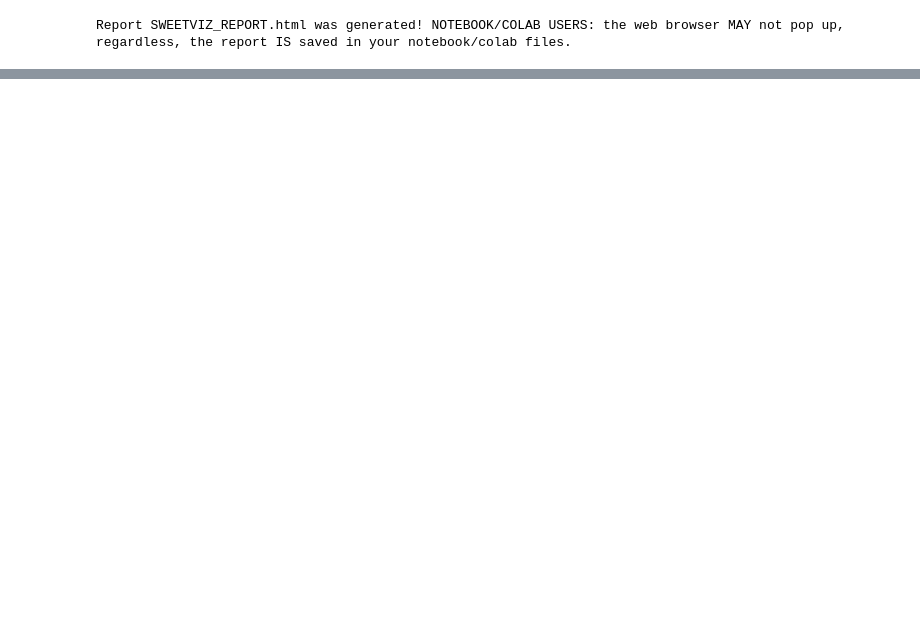
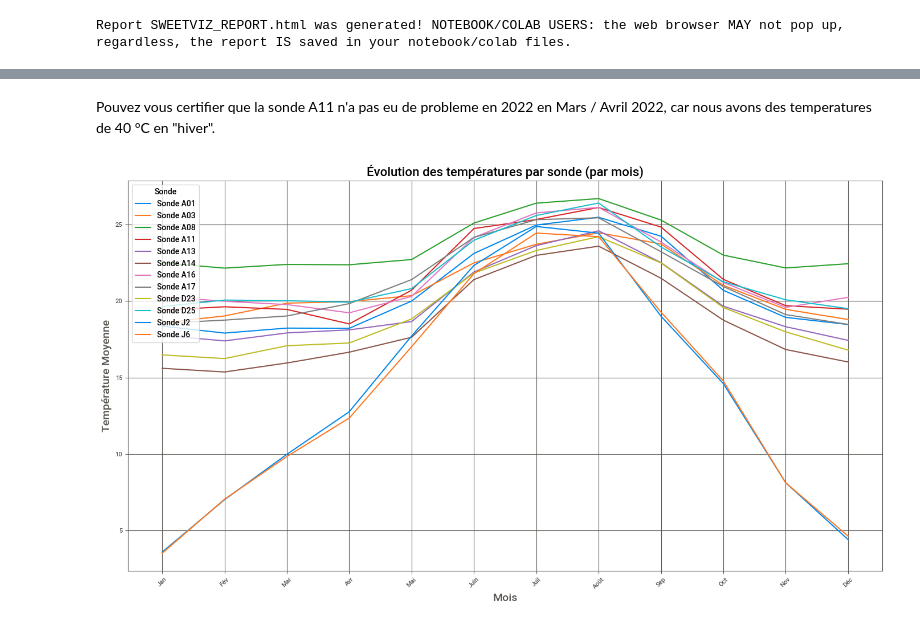
Before and after one commit to leabizbille/ProjetIOT, a Jupyter notebook: AIH.ipynb, the cells around one changed output, grey strips where cells are left out. Cells and saved outputs as stored; diff of their text form; code cells hidden in the pictures; blank space fills up the shorter version.

```diff
--- a/AIH.ipynb
+++ b/AIH.ipynb
@@ -247,0 +223,34 @@ val_roland['Valeur'] = pd.to_numeric(val_roland['Valeur'].str.replace(',', '.'),
+# %% [markdown]
+Pouvez vous certifier que la sonde A11 n'a pas eu de probleme en 2022 en Mars / Avril 2022, car nous avons des temperatures de 40 °C en "hiver".
+# %%
+
+# Ajouter une colonne 'Mois' pour extraire le mois (1-12)
+AIH['Mois'] = AIH['Date'].dt.month
+
+# Regrouper les données par mois pour calculer les moyennes mensuelles
+moyennes_mensuelles = AIH.groupby(['Mois', 'Numéro'])['Valeur'].mean().reset_index()
+
+# Initialiser le graphique
+plt.figure(figsize=(14, 8))
+
+# Tracer une courbe pour chaque sonde
+for sonde in moyennes_mensuelles['Numéro'].unique():
+    sonde_data = moyennes_mensuelles[moyennes_mensuelles['Numéro'] == sonde]
+    plt.plot(sonde_data['Mois'], sonde_data['Valeur'], label=f"Sonde {sonde}")
+
+# Ajouter des labels et une légende
+plt.title("Évolution des températures par sonde (par mois)", fontsize=16)
+plt.xlabel("Mois", fontsize=14)
+plt.ylabel("Température Moyenne", fontsize=14)
+plt.xticks(range(1, 13), [
+    'Jan', 'Fév', 'Mar', 'Avr', 'Mai', 'Juin',
+    'Juil', 'Août', 'Sep', 'Oct', 'Nov', 'Déc'
+], rotation=45)
+plt.legend(title="Sonde", loc='upper left', fontsize=10)
+plt.grid(True)
+
+# Afficher le graphique
+plt.tight_layout()
+plt.show()
+# %% [output]
+[figure, added]
```
Also changed, not shown: parts of 20 cells of this notebook.
